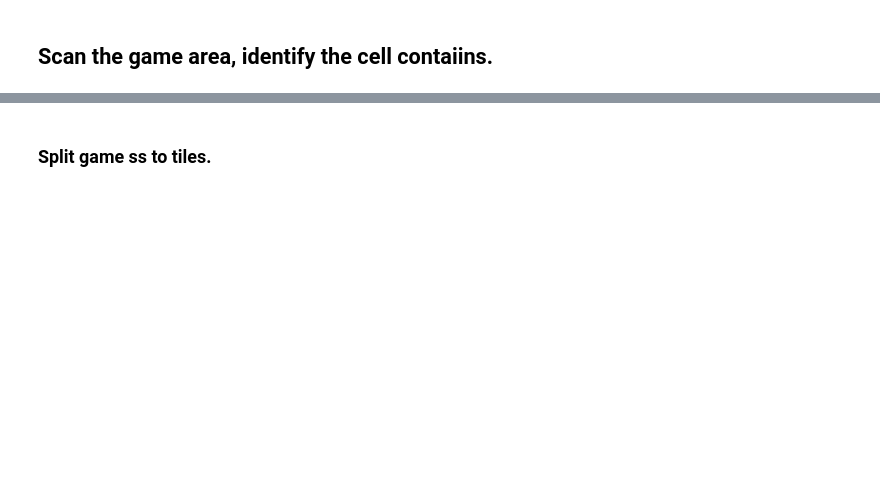
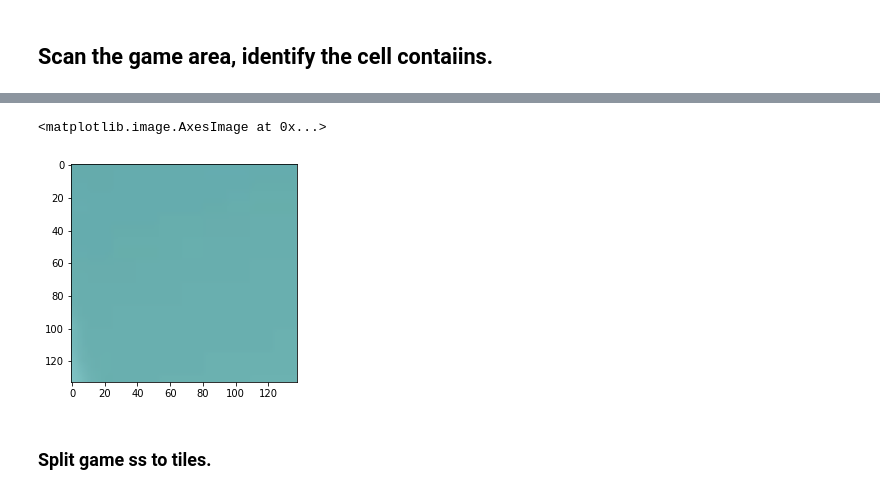
Before and after one commit to danielskih/Candy-crush-bot, a Jupyter notebook: Candy crash v5.ipynb, the cells around one changed output, grey strips where cells are left out. Drawn from its saved outputs; the diff is of its cells as text; code cells hidden in the pictures; blank space fills up the shorter version.

```diff
--- a/Candy crash v5.ipynb
+++ b/Candy crash v5.ipynb
@@ -198,0 +207,5 @@ plt.imshow(image)
+# %%
+plt.imshow(image_array[:133, :138])
+# %% [output]
+<matplotlib.image.AxesImage at 0x...>
+[figure, added]
```
Also changed, not shown: parts of 11 cells of this notebook, 4 other files.
